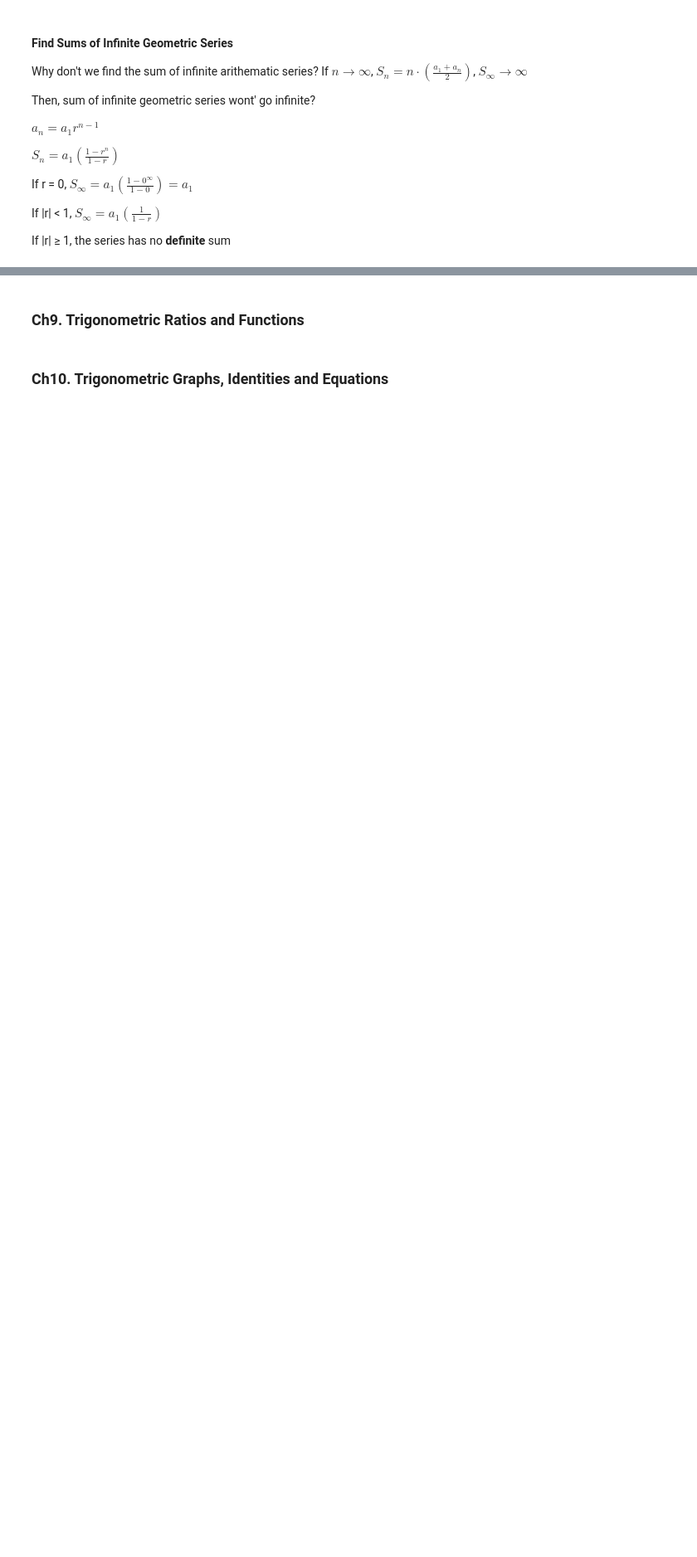
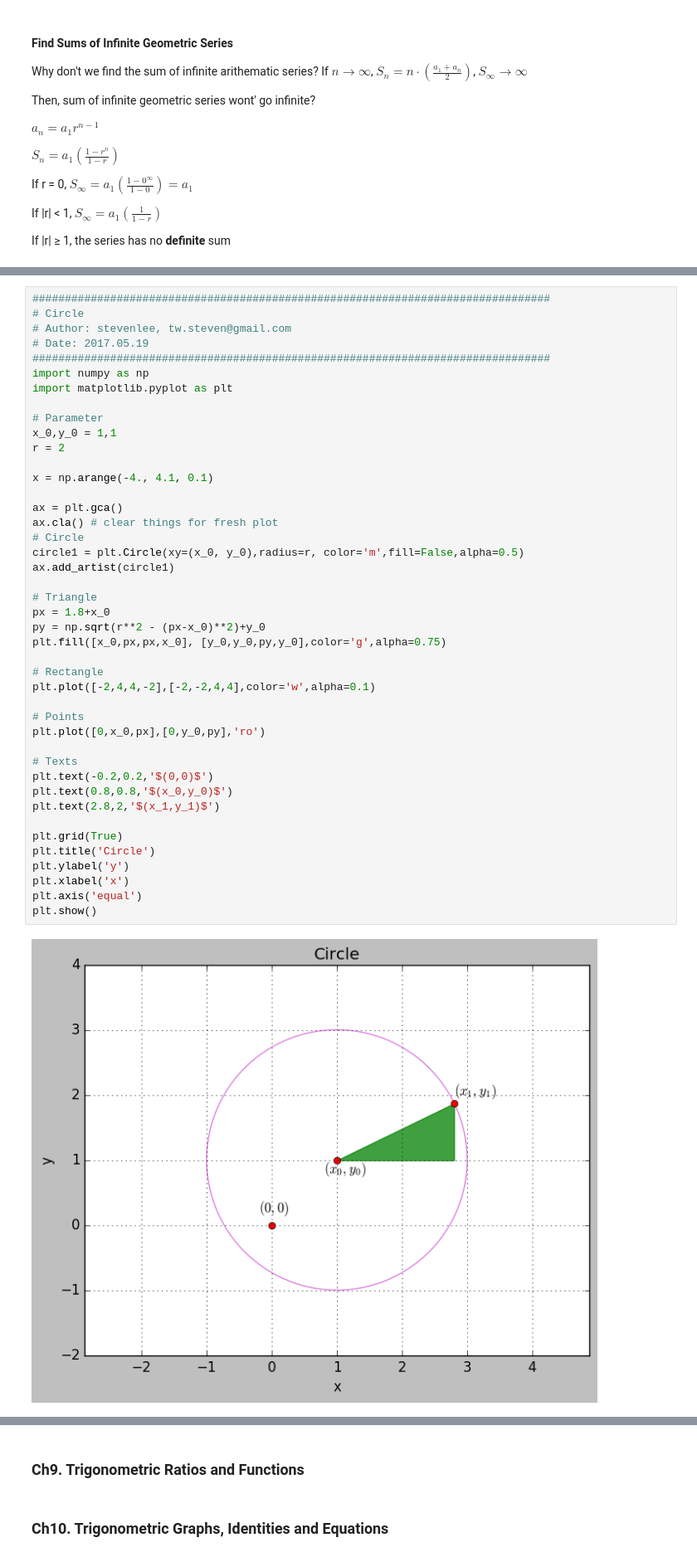
Before and after one commit to apextw/math, a Jupyter notebook: Algebra.ipynb, the cells around one changed output, grey strips where cells are left out. Shown at 83% size. Drawn from its saved outputs; the diff is of its cells as text; blank space fills up the shorter version.

```diff
--- a/Algebra.ipynb
+++ b/Algebra.ipynb
@@ -1174,0 +1300,45 @@ plt.show()
+# %%
+################################################################################
+# Circle
+# Author: stevenlee, tw.steven@gmail.com
+# Date: 2017.05.19
+################################################################################
+import numpy as np
+import matplotlib.pyplot as plt
+
+# Parameter
+x_0,y_0 = 1,1
+r = 2
+
+x = np.arange(-4., 4.1, 0.1)
+
+ax = plt.gca()
+ax.cla() # clear things for fresh plot
+# Circle
+circle1 = plt.Circle(xy=(x_0, y_0),radius=r, color='m',fill=False,alpha=0.5)
+ax.add_artist(circle1)
+
+# Triangle
+px = 1.8+x_0
+py = np.sqrt(r**2 - (px-x_0)**2)+y_0
+plt.fill([x_0,px,px,x_0], [y_0,y_0,py,y_0],color='g',alpha=0.75)
+
+# Rectangle
+plt.plot([-2,4,4,-2],[-2,-2,4,4],color='w',alpha=0.1)
+
+# Points
+plt.plot([0,x_0,px],[0,y_0,py],'ro')
+
+# Texts
+plt.text(-0.2,0.2,'$(0,0)$')
+plt.text(0.8,0.8,'$(x_0,y_0)$')
+plt.text(2.8,2,'$(x_1,y_1)$')
+
+plt.grid(True)
+plt.title('Circle')
+plt.ylabel('y')
+plt.xlabel('x')
+plt.axis('equal')
+plt.show()
+# %% [output]
+[figure, added]
```
Also changed, not shown: parts of 12 cells of this notebook.
